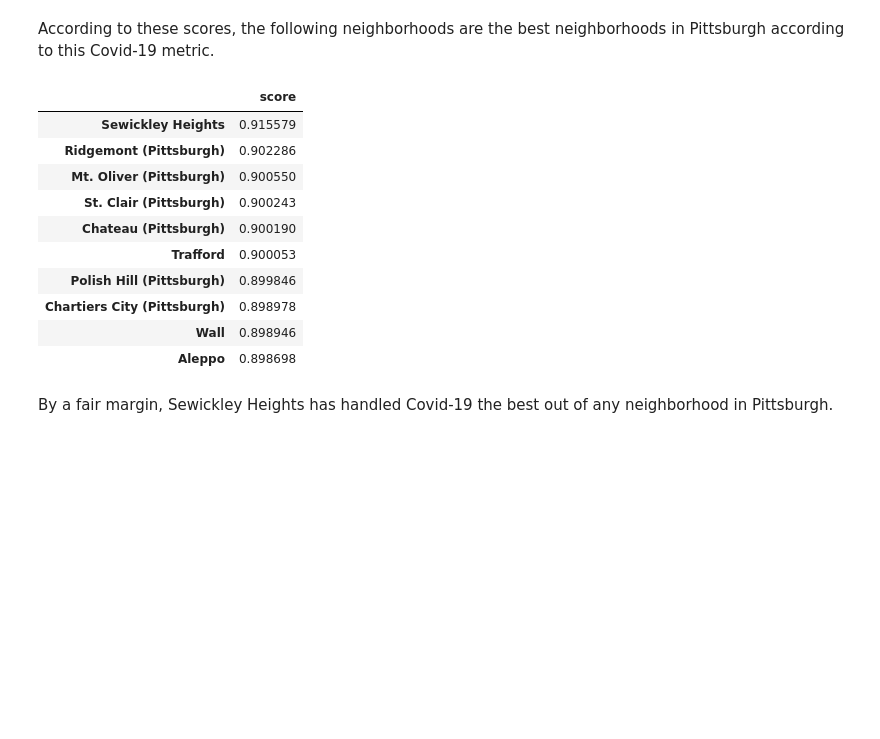
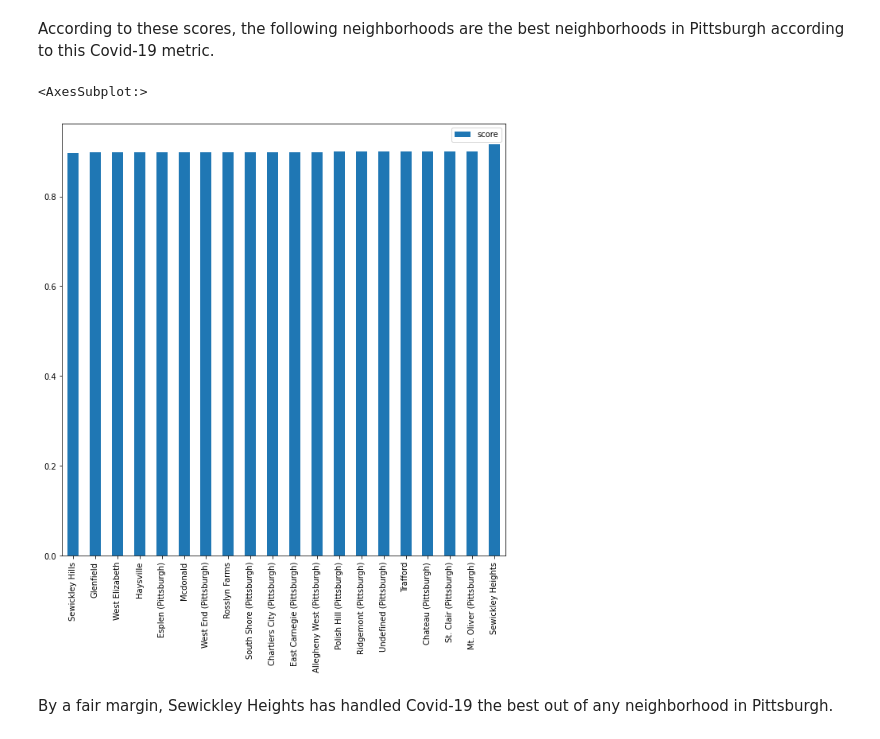
Before and after one commit to alidiusk/final-project, a Jupyter notebook: covid.ipynb, the cells around one changed output. Drawn from its saved outputs; the diff is of its cells as text; code cells hidden in the pictures; blank space fills up the shorter version.

```diff
--- a/covid.ipynb
+++ b/covid.ipynb
@@ -115,18 +118,9 @@ scores_df = pd.DataFrame.from_dict(scores, orient='index', columns=['score'])
 # %% [markdown]
 According to these scores, the following neighborhoods are the best neighborhoods in Pittsburgh according to this Covid-19 metric.
 # %%
-scores_df.sort_values('score').tail(10).iloc[::-1]
+scores_df.sort_values('score').tail(20).plot(kind="bar",figsize=(10,10))
 # %% [output]
-|  | score |
-| Sewickley Heights | 0.915579 |
-| Ridgemont (Pittsburgh) | 0.902286 |
-| Mt. Oliver (Pittsburgh) | 0.900550 |
-| St. Clair (Pittsburgh) | 0.900243 |
-| Chateau (Pittsburgh) | 0.900190 |
-| Trafford | 0.900053 |
-| Polish Hill (Pittsburgh) | 0.899846 |
-| Chartiers City (Pittsburgh) | 0.898978 |
-| Wall | 0.898946 |
-| Aleppo | 0.898698 |
+<AxesSubplot:>
+[figure, added]
 # %% [markdown]
 By a fair margin, Sewickley Heights has handled Covid-19 the best out of any neighborhood in Pittsburgh.
```
Also changed, not shown: parts of 11 cells of this notebook.
